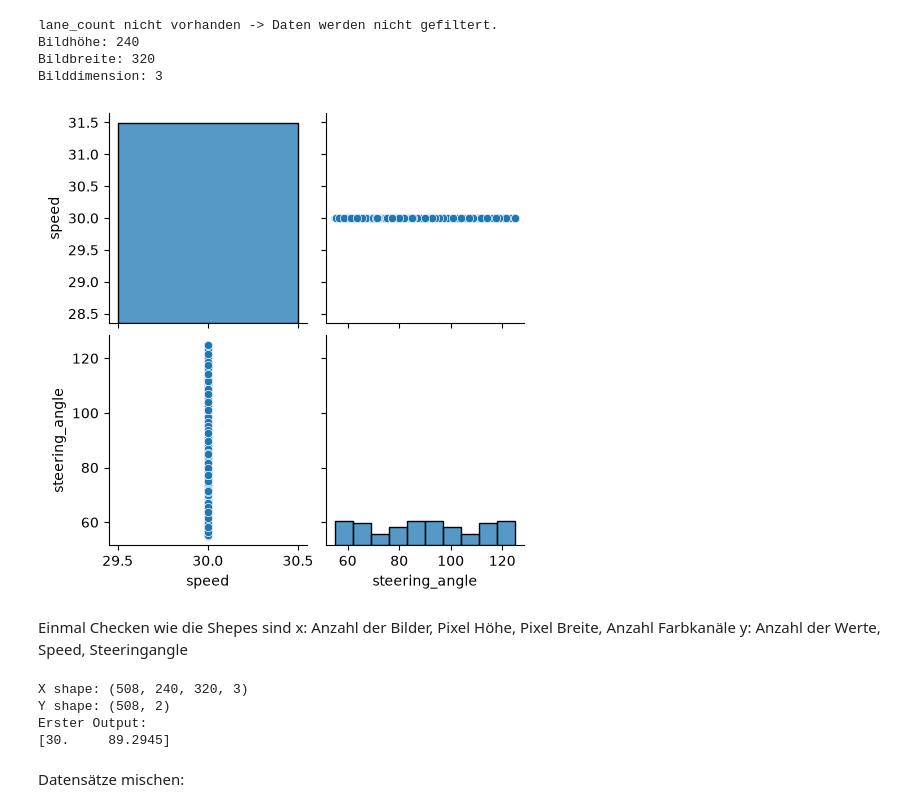
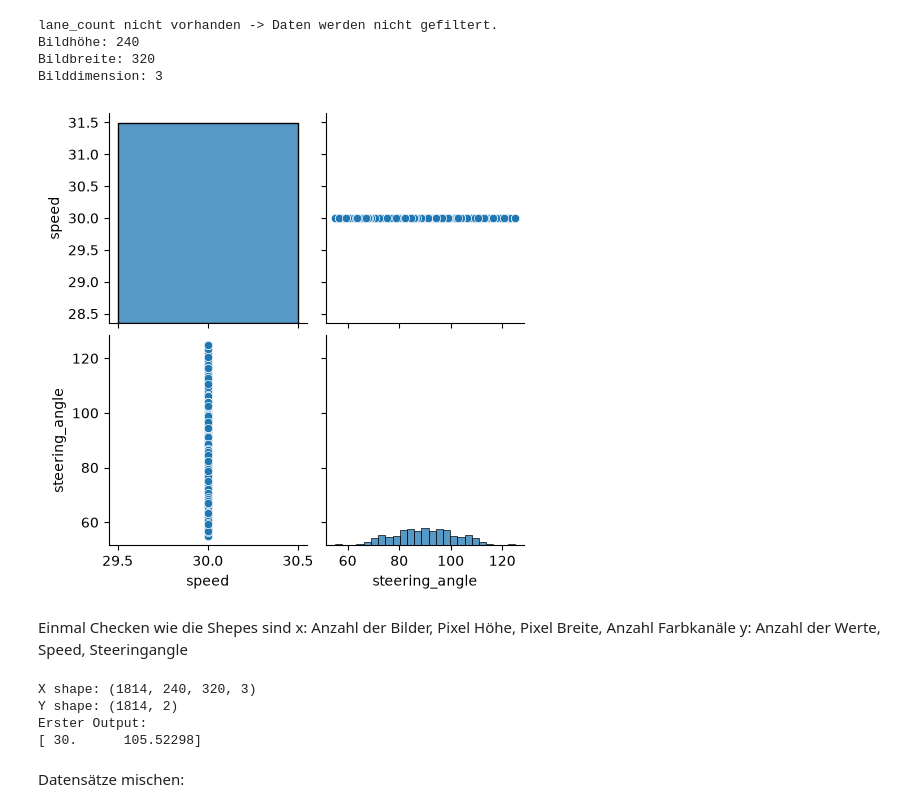
Before and after one commit to dake84/camp2code-team-polo, a Jupyter notebook: Aufbau_Neuronales_SetUp.ipynb, the cells around one changed output. Cells and saved outputs as stored; diff of their text form; code cells hidden in the pictures.

```diff
--- a/Aufbau_Neuronales_SetUp.ipynb
+++ b/Aufbau_Neuronales_SetUp.ipynb
@@ -76,35 +76,35 @@ def import_data(data_path=Path('Data_AI'),
         Y_flipped[:, 1] = 180 - Y_flipped[:, 1]
 
         X.append(X_arr)
         X.append(X_flipped)
 
         Y.append(Y_arr)
         Y.append(Y_flipped)
 
     X = np.concatenate(X, axis=0)
     Y = np.concatenate(Y, axis=0)
 
     return X, Y, image_height, image_width, image_dimension
 
 # Pfad zu den Daten
 data_path = Path('Data_AI')
-sub_folder = ["2026-10-27_14-03-39"]
+sub_folder = ["2026-10-28_10-06-38"]
 
 # Daten einlesen
 X, Y, fig_heigt, fig_width, fig_dim = import_data(data_path = data_path,
                                                   sub_folder_list = sub_folder)
 
 # DataFrame für Pandas
 data = pd.DataFrame(Y,columns=['speed', 'steering_angle'])
 # Visualisierung
 sns.pairplot(data=data[['speed', 'steering_angle']])
 plt.show()
 # %% [output]
 lane_count nicht vorhanden -> Daten werden nicht gefiltert.
 Bildhöhe: 240
 Bildbreite: 320
 Bilddimension: 3
-[figure, old version]
+[figure, new version]
 # %% [markdown]
 Einmal Checken wie die Shepes sind
 x: Anzahl der Bilder, Pixel Höhe, Pixel Breite, Anzahl Farbkanäle
@@ -116,10 +116,10 @@ print('Y shape:', Y.shape)
 print('Erster Output:')
 print(Y[0])
 # %% [output]
-X shape: (508, 240, 320, 3)
-Y shape: (508, 2)
+X shape: (1814, 240, 320, 3)
+Y shape: (1814, 2)
 Erster Output:
-[30.     89.2945]
+[ 30.      105.52298]
 # %% [markdown]
 Datensätze mischen:
 # %%
```
Also changed, not shown: parts of 5 cells of this notebook, 4 other files.
